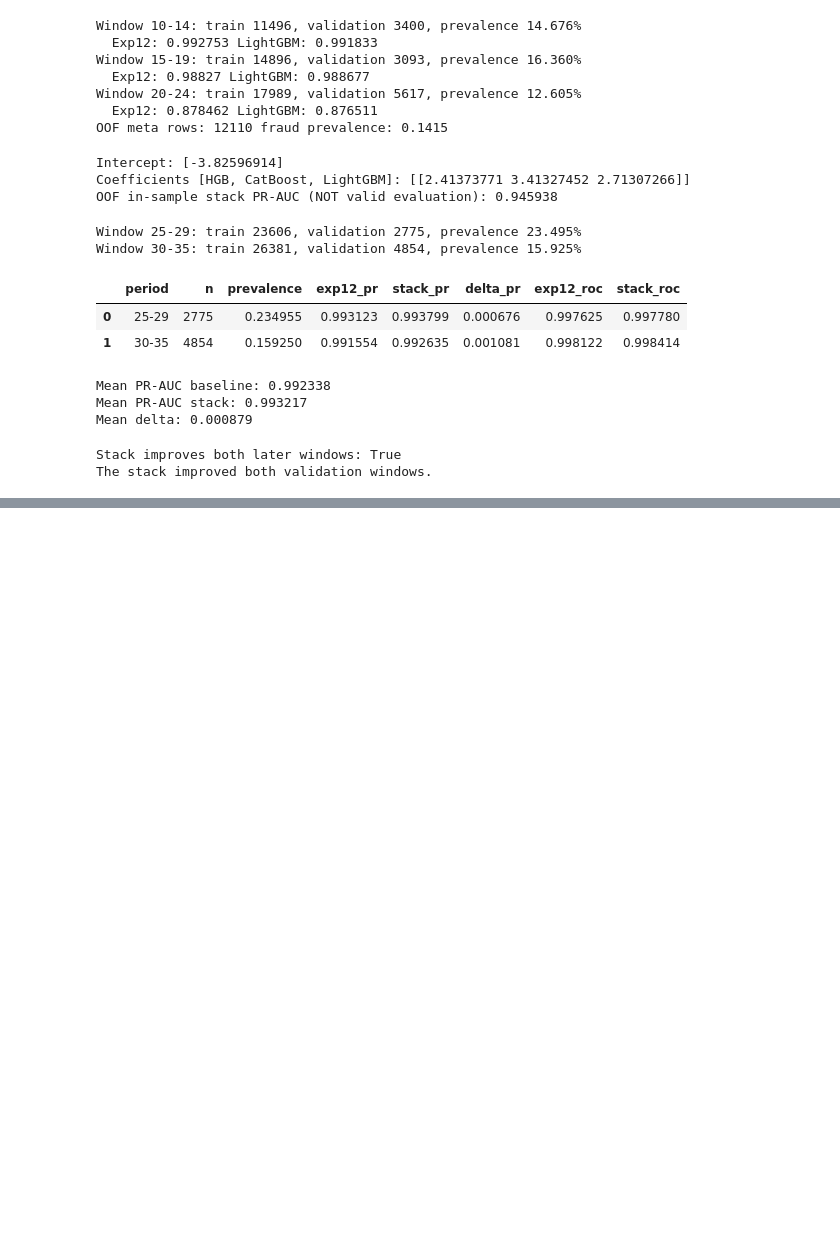
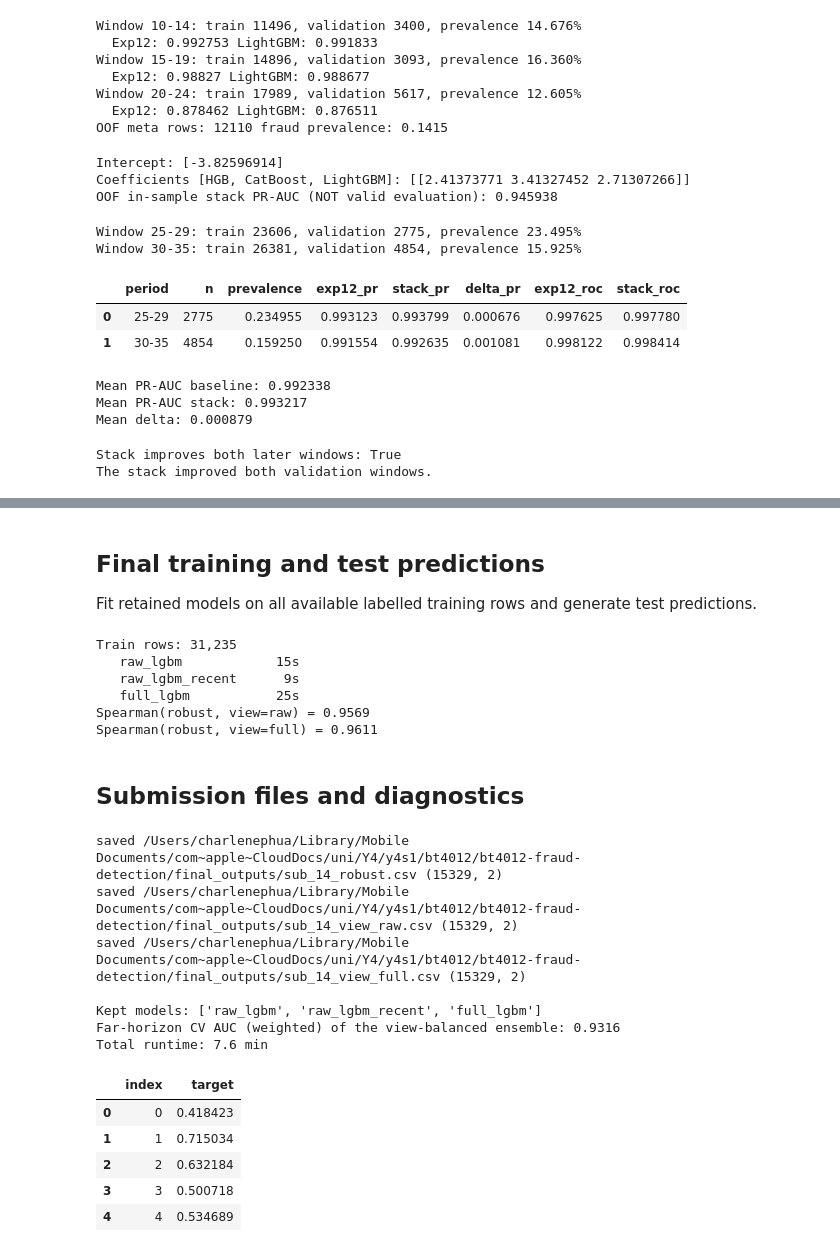
Before and after one commit to charlllene/bt4012-fraud-detection, a Jupyter notebook: Final/A0282609X.ipynb, the cells around one changed output, grey strips where cells are left out. Drawn from its saved outputs; the diff is of its cells as text; code cells hidden in the pictures; blank space fills up the shorter version.

```diff
--- a/Final/A0282609X.ipynb
+++ b/Final/A0282609X.ipynb
@@ -729,0 +636,68 @@ Numerically identical: True
+# %% [markdown]
+## Final training and test predictions
+
+Fit retained models on all available labelled training rows and generate test predictions.
+# %%
+TR, YTR = LAB_ROWS, Y_ALL[LAB_ROWS].astype(int)
+print(f'Train rows: {len(TR):,}')
+final_p = {}
+for n in KEPT:
+    ts = time.time()
+    final_p[n] = fit_spec(n, TR, YTR, POOL, ref=M, n_seeds=FINAL_SEEDS)
+    print(f'   {n:16s} {time.time()-ts:5.0f}s')
+
+robust_score = balanced_blend(final_p, KEPT)[:n_test]
+view_scores = {v: view_blend(final_p, KEPT, v)[:n_test] for v in VIEW_COLS if any(VIEW_OF[n] == v for n in KEPT)}
+for v, s_ in view_scores.items():
+    print(f'Spearman(robust, view={v}) =', round(pd.Series(robust_score).corr(pd.Series(s_), method='spearman'), 4))
+# %% [output]
+Train rows: 31,235
+   raw_lgbm            15s
+   raw_lgbm_recent      9s
+   full_lgbm           25s
+Spearman(robust, view=raw) = 0.9569
+Spearman(robust, view=full) = 0.9611
+# %% [markdown]
+## Submission files and diagnostics
+# %%
+def write_submission(score, path):
+    sub = sample.copy()
+    id_col, tgt_col = sub.columns[0], sub.columns[1]
+    if id_col in test.columns:
+        sub[tgt_col] = sub[id_col].map(dict(zip(test[id_col], score)))
+    else:
+        assert len(sub) == len(test), 'sample_submission and test differ in length'
+        sub[tgt_col] = np.asarray(score)
+    assert sub[tgt_col].notna().all() and sub[tgt_col].between(0, 1).all()
+    path.parent.mkdir(parents=True, exist_ok=True)
+    sub.to_csv(path, index=False)
+    print('saved', path, sub.shape)
+    return sub
+
+SUB_DIR = FINAL_OUT
+assert not (SUB_DIR / 'sub_14_robust.csv').exists(), 'Refusing to overwrite an existing final submission'
+sub_robust = write_submission(robust_score, SUB_DIR / 'sub_14_robust.csv')
+for v, s_ in view_scores.items():
+    write_submission(s_, SUB_DIR / f'sub_14_view_{v}.csv')
+
+(FINAL_OUT / 'diagnostics').mkdir(exist_ok=True)
+tab.to_csv(FINAL_OUT / 'diagnostics' / '14_cv_table.csv', index=False)
+diag.to_csv(FINAL_OUT / 'diagnostics' / '14_step_diagnostic.csv', index=False)
+print(f'\nKept models: {KEPT}')
+print(f'Far-horizon CV AUC (weighted) of the view-balanced ensemble: {CV_ROBUST:.4f}')
+print(f'Total runtime: {(time.time()-t0)/60:.1f} min')
+sub_robust.head()
+# %% [output]
+saved /Users/charlenephua/Library/Mobile Documents/com~apple~CloudDocs/uni/Y4/y4s1/bt4012/bt4012-fraud-detection/final_outputs/sub_14_robust.csv (15329, 2)
+saved /Users/charlenephua/Library/Mobile Documents/com~apple~CloudDocs/uni/Y4/y4s1/bt4012/bt4012-fraud-detection/final_outputs/sub_14_view_raw.csv (15329, 2)
+saved /Users/charlenephua/Library/Mobile Documents/com~apple~CloudDocs/uni/Y4/y4s1/bt4012/bt4012-fraud-detection/final_outputs/sub_14_view_full.csv (15329, 2)
+
+Kept models: ['raw_lgbm', 'raw_lgbm_recent', 'full_lgbm']
+Far-horizon CV AUC (weighted) of the view-balanced ensemble: 0.9316
+Total runtime: 7.6 min
+|  | index | target |
+| 0 | 0 | 0.418423 |
+| 1 | 1 | 0.715034 |
+| 2 | 2 | 0.632184 |
+| 3 | 3 | 0.500718 |
+| 4 | 4 | 0.534689 |
```
Also changed, not shown: parts of 46 cells of this notebook, 2 other files.
